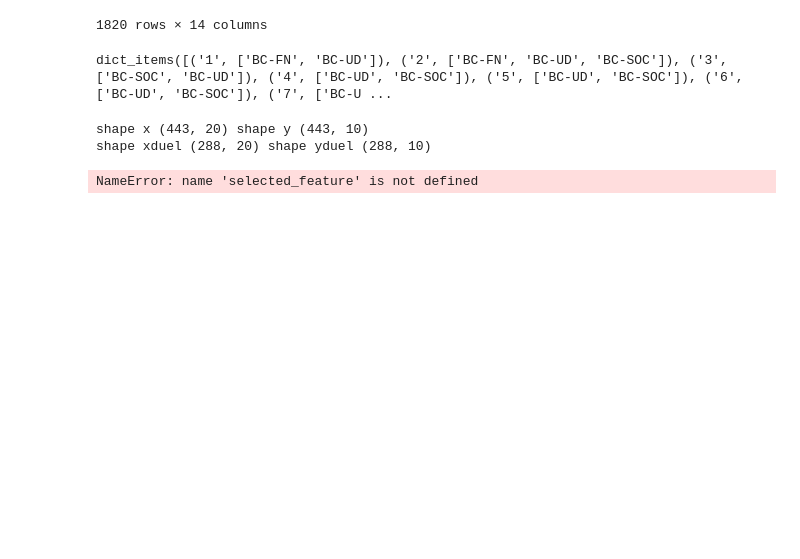
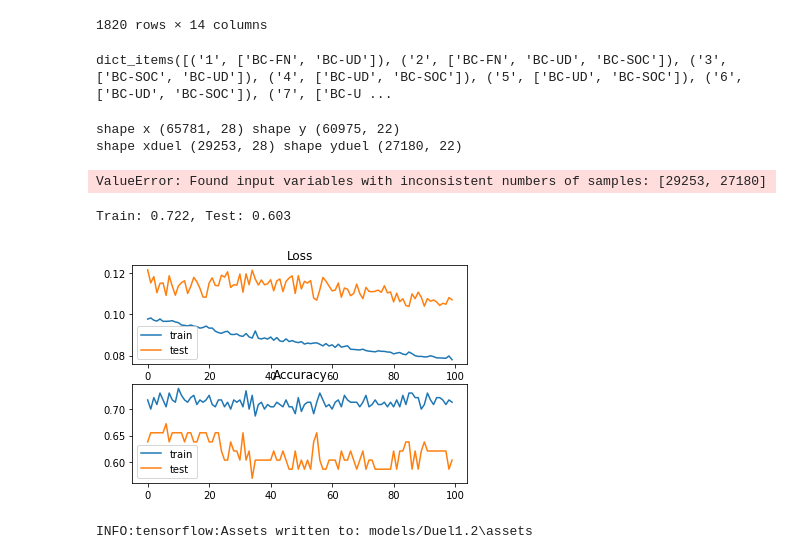
Before and after one commit to Anatharr/elections, a Jupyter notebook: StiLection_Bvot.ipynb, the cells around one changed output. Cells and saved outputs as stored; diff of their text form; code cells hidden in the pictures; blank space fills up the shorter version.

Commit message:
Model tests

```diff
--- a/StiLection_Bvot.ipynb
+++ b/StiLection_Bvot.ipynb
@@ -347,8 +353,8 @@ def getTrainSets(X, y, canton, col_canton_name='CODCAN'):
 
 
 
-df_cher_Bvot_X = pd.read_csv('dataset/inputs/XDataCher_Bvot.csv',sep=';')
-df_cher_Bvot_y = pd.read_csv('dataset/labels/yDataCher_Bvot.csv',sep=';')
+df_cher_Bvot_X = pd.read_csv('dataset/inputs/XDataFR_Bvot.csv',sep=';')
+df_cher_Bvot_y = pd.read_csv('dataset/labels/yDataFR_Bvot.csv',sep=';')
 
 X_cher_Bvot = df_cher_Bvot_X.copy()
 y_cher_Bvot = df_cher_Bvot_y.copy()
@@ -361,12 +367,14 @@ print(f'shape x {X_cher_Bvot.shape} shape y {y_cher_Bvot.shape}')
 X_duel1, y_duel1  = getTrainSets(X_cher_Bvot, y_cher_Bvot, 1)
 print(f'shape xduel {X_duel1.shape} shape yduel {y_duel1.shape}')
 
-selected_feature = ['NBRINS', 'NBREXP',
+selected_feature_X = ['NBRINS', 'NBREXP',
        '%ABS/INS', '%BLCNUL/VOT', '%EXP/VOT', 'BC-DLF', 'BC-DVD', 'BC-DVG',
        'BC-FG', 'BC-FN', 'BC-SOC', 'BC-UC', 'BC-UD', 'BC-UDI', 'BC-UG',
        'BC-UMP']
+selected_feature_y = ['BC-FN' , 'BC-UD']
 
-X_duel1 = X_duel1[selected_feature]
+X_duel1 = X_duel1[selected_feature_X]
+y_duel1 = y_duel1[selected_feature_y]
 
 X_train, X_test, y_train, y_test = train_test_split(X_duel1, y_duel1, test_size=0.2,train_size=0.8, random_state=42)
 print(f'shape xtrain {X_train.shape} shape ytrain {y_train.shape} || shape xtest {X_test.shape} shape ytest {y_test.shape}')
@@ -375,39 +383,47 @@ print(f'shape xtrain {X_train.shape} shape ytrain {y_train.shape} || shape xtest
 
 
 
-y_train.columns
+X_train
 # %% [output]
-shape x (443, 20) shape y (443, 10)
-shape xduel (288, 20) shape yduel (288, 10)
+shape x (65781, 28) shape y (60975, 22)
+shape xduel (29253, 28) shape yduel (27180, 22)
-NameError: name 'selected_feature' is not defined
+ValueError: Found input variables with inconsistent numbers of samples: [29253, 27180]
 # %%
 #build model
 tf.keras.backend.clear_session()
 
 model = tf.keras.Sequential()
 model.add(tf.keras.layers.InputLayer(input_shape=(16,)))
-model.add(tf.keras.layers.Dense(64, activation='relu', kernel_initializer='he_uniform'))
-model.add(tf.keras.layers.Dense(20, activation='softmax'))
+model.add(tf.keras.layers.Dense(32, activation='elu'))
+model.add(tf.keras.layers.Dense(2, activation='softmax'))
 
-opt = tf.keras.optimizers.SGD(learning_rate=0.01, momentum=0.9)
-model.compile(loss='categorical_crossentropy', optimizer=opt, metrics=['accuracy'])
+# opt = tf.keras.optimizers.SGD(learning_rate=0.02, momentum=0.9)
+opt = tf.keras.optimizers.Adagrad(learning_rate=0.001)
+model.compile(loss='mse', optimizer=opt, metrics=['accuracy'])
 # %%
-history = model.fit(trainset, y, batch_size=32, validation_data=(testset, y), epochs=100, verbose=0)
+history = model.fit(X_train, y_train, batch_size=64, validation_data=(X_test, y_test), epochs=100, verbose=0)
 
 # evaluate the model
-_, train_acc = model.evaluate(trainset, y, verbose=0)
-_, test_acc = model.evaluate(testset, y, verbose=0)
+_, train_acc = model.evaluate(X_train, y_train, verbose=0)
+_, test_acc = model.evaluate(X_test, y_test, verbose=0)
 print('Train: %.3f, Test: %.3f' % (train_acc, test_acc))
 # plot loss during training
 pyplot.subplot(211)
 pyplot.title('Loss')
 pyplot.plot(history.history['loss'], label='train')
 pyplot.plot(history.history['val_loss'], label='test')
 pyplot.legend()
 # plot accuracy during training
 pyplot.subplot(212)
 pyplot.title('Accuracy')
 pyplot.plot(history.history['accuracy'], label='train')
 pyplot.plot(history.history['val_accuracy'], label='test')
 pyplot.legend()
 pyplot.show()
+# %% [output]
+Train: 0.722, Test: 0.603
+[figure, added]
+# %%
+model.save('models/Duel1.2')
+# %% [output]
+INFO:tensorflow:Assets written to: models/Duel1.2\assets
```
Also changed, not shown: parts of 2 cells of this notebook, 11 other files.
